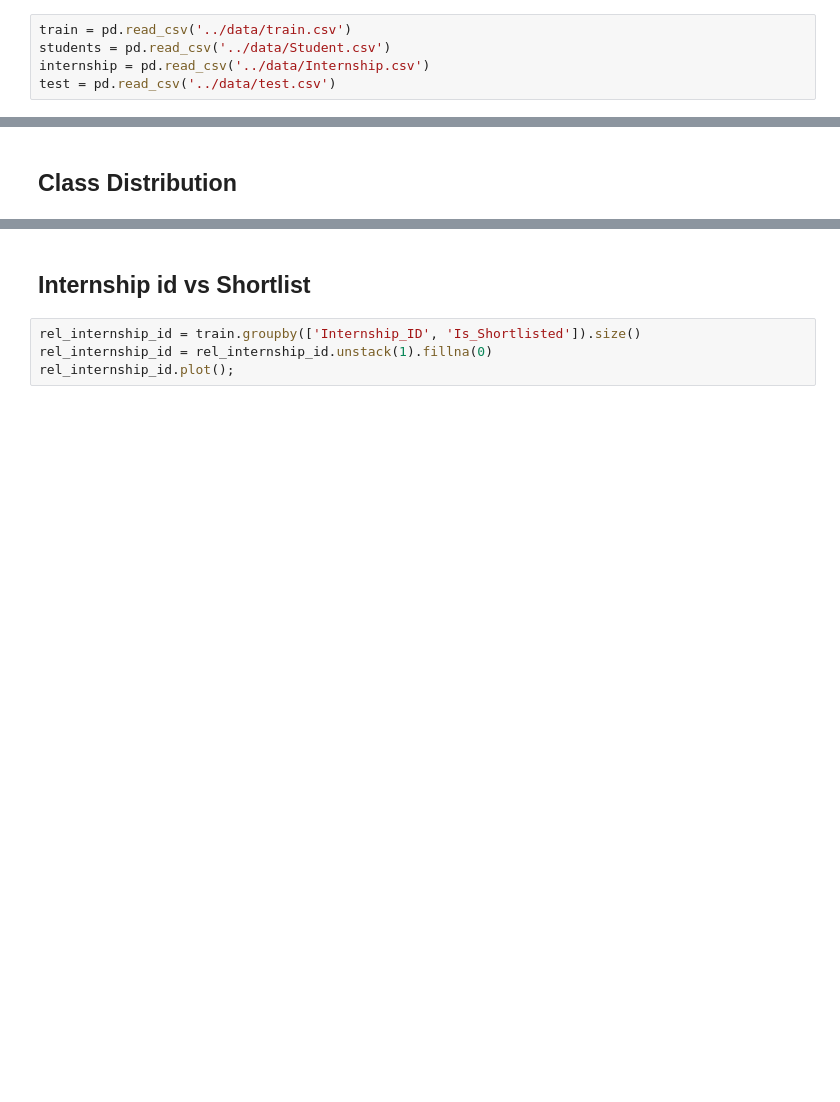
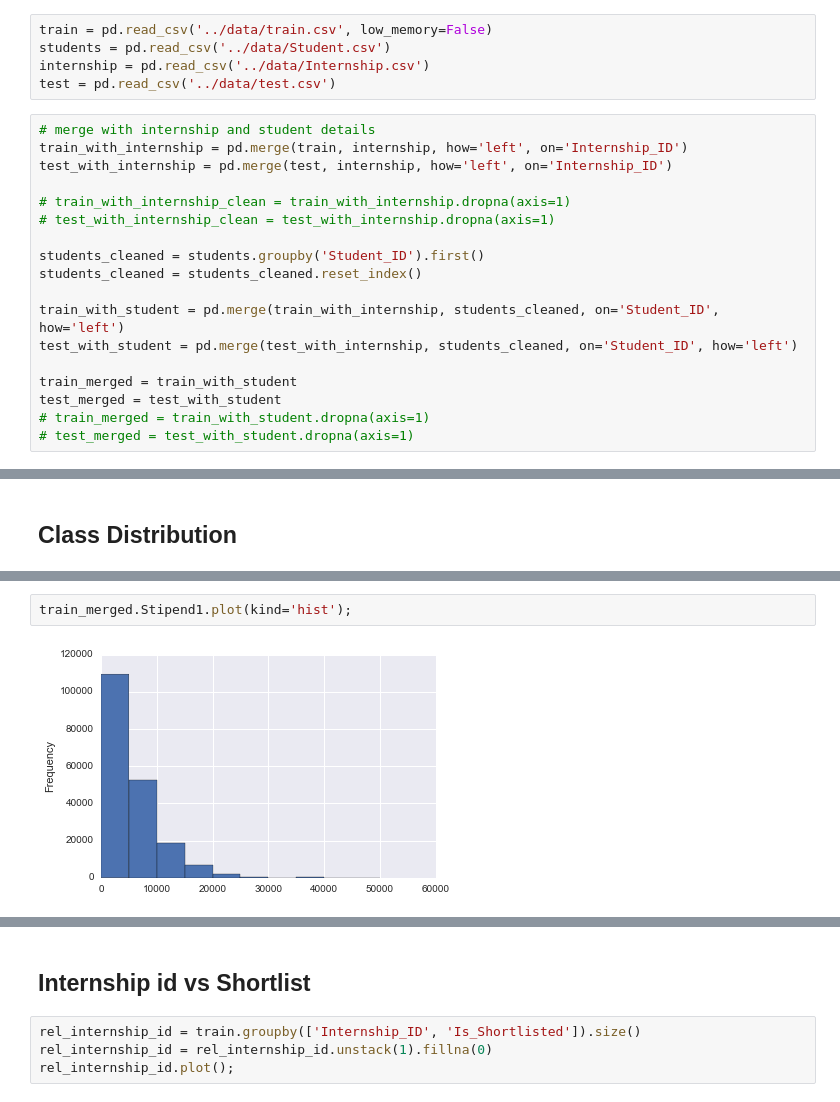
Before and after one commit to numb3r33/av-practice, a Jupyter notebook: date-your_data/notebooks/Date_Your_Data - Exploratory Data Analysis.ipynb, the cells around one changed output, grey strips where cells are left out. Cells and saved outputs as stored; diff of their text form; blank space fills up the shorter version.

```diff
--- a/date-your_data/notebooks/Date_Your_Data - Exploratory Data Analysis.ipynb
+++ b/date-your_data/notebooks/Date_Your_Data - Exploratory Data Analysis.ipynb
@@ -7,10 +7,28 @@ import seaborn as sns
 
 %matplotlib inline
 # %%
-train = pd.read_csv('../data/train.csv')
+train = pd.read_csv('../data/train.csv', low_memory=False)
 students = pd.read_csv('../data/Student.csv')
 internship = pd.read_csv('../data/Internship.csv')
 test = pd.read_csv('../data/test.csv')
+# %%
+# merge with internship and student details
+train_with_internship = pd.merge(train, internship, how='left', on='Internship_ID')
+test_with_internship = pd.merge(test, internship, how='left', on='Internship_ID')
+
+# train_with_internship_clean = train_with_internship.dropna(axis=1)
+# test_with_internship_clean = test_with_internship.dropna(axis=1)
+
+students_cleaned = students.groupby('Student_ID').first()
+students_cleaned = students_cleaned.reset_index()
+
+train_with_student = pd.merge(train_with_internship, students_cleaned, on='Student_ID', how='left')
+test_with_student = pd.merge(test_with_internship, students_cleaned, on='Student_ID', how='left')
+
+train_merged = train_with_student
+test_merged = test_with_student
+# train_merged = train_with_student.dropna(axis=1)
+# test_merged = test_with_student.dropna(axis=1)
 # %%
 data_dictionary = pd.read_excel('../data/Data_Dictionary.xlsx')
 # %% [markdown]
@@ -39,0 +137,4 @@ train.Is_Shortlisted.value_counts()
+# %%
+train_merged.Stipend1.plot(kind='hist');
+# %% [output]
+[figure, added]
```
Also changed, not shown: parts of 22 cells of this notebook, 1 other file.
